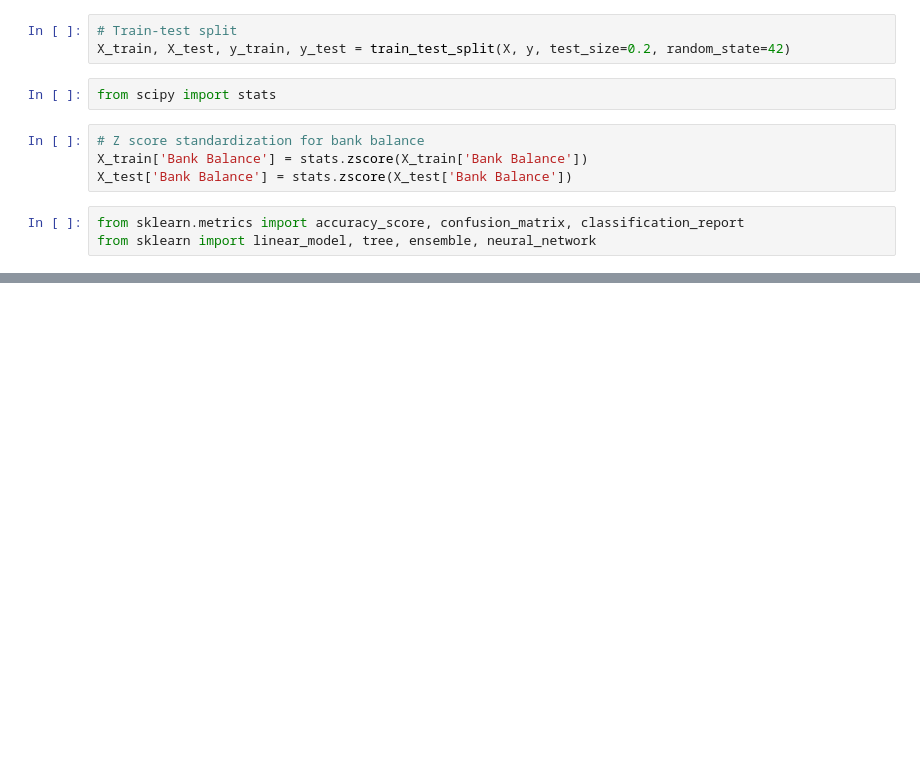
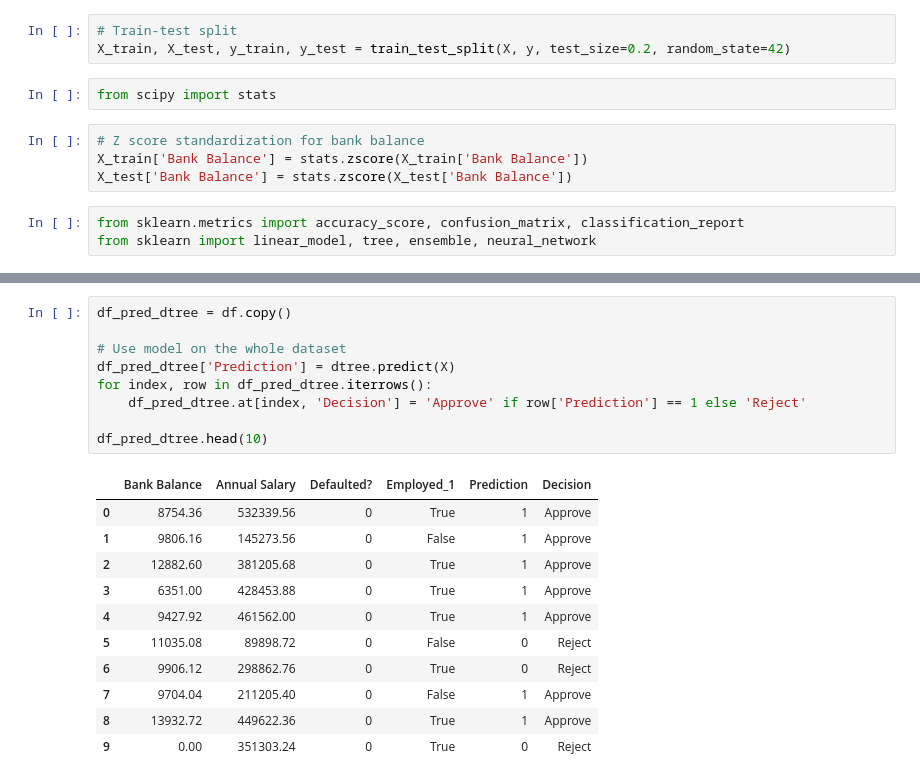
Before and after one commit to zhihaohong52/bc3415, a Jupyter notebook: loan_default.ipynb, the cells around one changed output, grey strips where cells are left out. Saved outputs shown, nothing was run; the diff lists cells and outputs as text; blank space fills up the shorter version.

```diff
--- a/loan_default.ipynb
+++ b/loan_default.ipynb
@@ -177,0 +206,21 @@ weighted avg       0.96      0.96      0.96      2000
+# %%
+df_pred_dtree = df.copy()
+
+# Use model on the whole dataset
+df_pred_dtree['Prediction'] = dtree.predict(X)
+for index, row in df_pred_dtree.iterrows():
+    df_pred_dtree.at[index, 'Decision'] = 'Approve' if row['Prediction'] == 1 else 'Reject'
+
+df_pred_dtree.head(10)
+# %% [output]
+|  | Bank Balance | Annual Salary | Defaulted? | Employed_1 | Prediction | Decision |
+| 0 | 8754.36 | 532339.56 | 0 | True | 1 | Approve |
+| 1 | 9806.16 | 145273.56 | 0 | False | 1 | Approve |
+| 2 | 12882.60 | 381205.68 | 0 | True | 1 | Approve |
+| 3 | 6351.00 | 428453.88 | 0 | True | 1 | Approve |
+| 4 | 9427.92 | 461562.00 | 0 | True | 1 | Approve |
+| 5 | 11035.08 | 89898.72 | 0 | False | 0 | Reject |
+| 6 | 9906.12 | 298862.76 | 0 | True | 0 | Reject |
+| 7 | 9704.04 | 211205.40 | 0 | False | 1 | Approve |
+| 8 | 13932.72 | 449622.36 | 0 | True | 1 | Approve |
+| 9 | 0.00 | 351303.24 | 0 | True | 0 | Reject |
```
Also changed, not shown: parts of 16 cells of this notebook.
